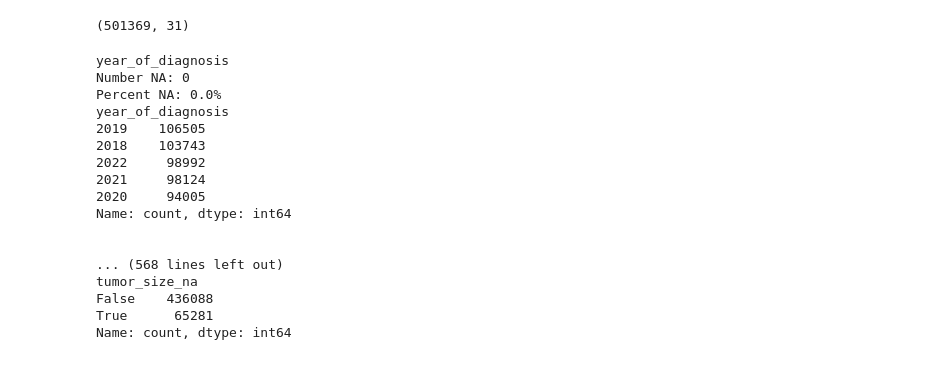
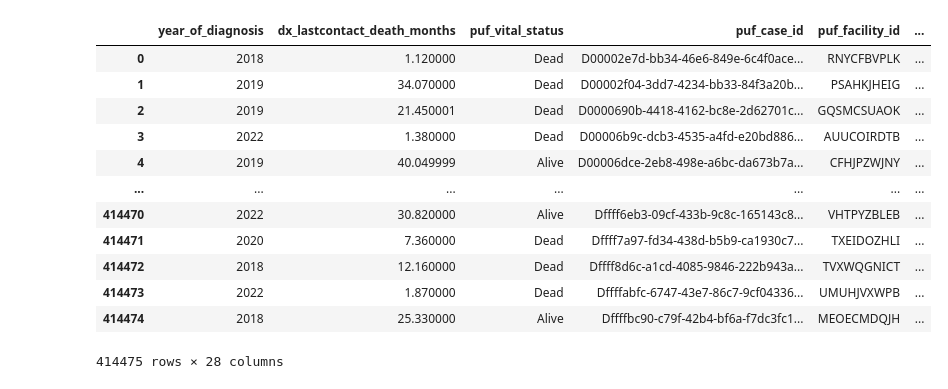
Before and after one commit to carsonordyna/STAT-486-Final-Project, a Jupyter notebook: src/03_analysis.ipynb, the cells around one changed output. Saved outputs shown, nothing was run; the diff lists cells and outputs as text; code cells hidden in the pictures.

```diff
--- a/src/03_analysis.ipynb
+++ b/src/03_analysis.ipynb
@@ -112,29 +33,33 @@ plt.show()
-# %%
-X.shape
-# %% [output]
-(501369, 31)
-# %%
-for col in df.columns:
-    print(col)
-    print(f"Number NA: {df[col].isna().sum()}")
-    print(f"Percent NA: {df[col].isna().mean() * 100}%")
-    print(df[col].value_counts(dropna=False))
-    print("\n")
-# %% [output]
-year_of_diagnosis
-Number NA: 0
-Percent NA: 0.0%
-year_of_diagnosis
-2019    106505
-2018    103743
-2022     98992
-2021     98124
-2020     94005
-Name: count, dtype: int64
-
-
-... (568 lines left out)
-tumor_size_na
-False    436088
-True      65281
-Name: count, dtype: int64
+# %%
+# Consolidate metastasis columns
+metastasis = []
+for i in range(df.shape[0]):
+    mets = df[["mets_at_dx_bone", "mets_at_dx_brain", "mets_at_dx_distant_ln", "mets_at_dx_liver",
+               "mets_at_dx_lung", "mets_at_dx_other"]].iloc[i].tolist()
+    if "Yes" in mets:
+        metastasis.append(1)
+    else:
+        metastasis.append(0)
+df['metastasis'] = pd.Series(metastasis)
+df = df.drop(columns=["mets_at_dx_bone", "mets_at_dx_brain", "mets_at_dx_distant_ln",
+                   "mets_at_dx_liver", "mets_at_dx_lung", "mets_at_dx_other"])
+
+# Recode NAs
+df['rx_summ_chemo'] = df['rx_summ_chemo'].fillna("No Chemo")
+df['rx_summ_immunotherapy'] = df['rx_summ_immunotherapy'].fillna("No Immuno")
+
+df
+# %% [output]
+|  | year_of_diagnosis | dx_lastcontact_death_months | puf_vital_status | puf_case_id | puf_facility_id | ... |
+| 0 | 2018 | 1.120000 | Dead | D00002e7d-bb34-46e6-849e-6c4f0ace... | RNYCFBVPLK | ... |
+| 1 | 2019 | 34.070000 | Dead | D00002f04-3dd7-4234-bb33-84f3a20b... | PSAHKJHEIG | ... |
+| 2 | 2019 | 21.450001 | Dead | D0000690b-4418-4162-bc8e-2d62701c... | GQSMCSUAOK | ... |
+| 3 | 2022 | 1.380000 | Dead | D00006b9c-dcb3-4535-a4fd-e20bd886... | AUUCOIRDTB | ... |
+| 4 | 2019 | 40.049999 | Alive | D00006dce-2eb8-498e-a6bc-da673b7a... | CFHJPZWJNY | ... |
+| ... | ... | ... | ... | ... | ... | ... |
+| 414470 | 2022 | 30.820000 | Alive | Dffff6eb3-09cf-433b-9c8c-165143c8... | VHTPYZBLEB | ... |
+| 414471 | 2020 | 7.360000 | Dead | Dffff7a97-fd34-438d-b5b9-ca1930c7... | TXEIDOZHLI | ... |
+| 414472 | 2018 | 12.160000 | Dead | Dffff8d6c-a1cd-4085-9846-222b943a... | TVXWQGNICT | ... |
+| 414473 | 2022 | 1.870000 | Dead | Dffffabfc-6747-43e7-86c7-9cf04336... | UMUHJVXWPB | ... |
+| 414474 | 2018 | 25.330000 | Alive | Dffffbc90-c79f-42b4-bf6a-f7dc3fc1... | MEOECMDQJH | ... |
+414475 rows × 28 columns
```
Also changed, not shown: parts of 16 cells of this notebook, 7 other files.
